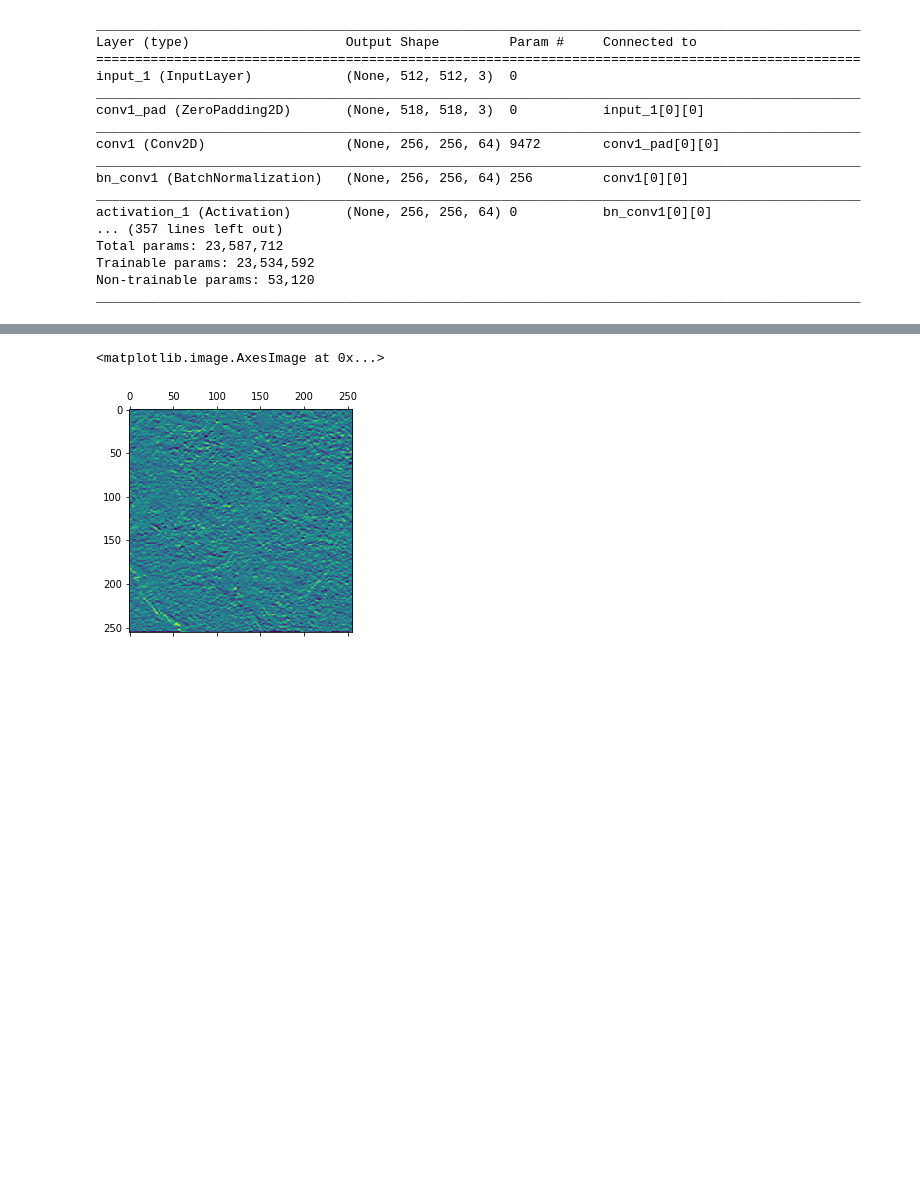
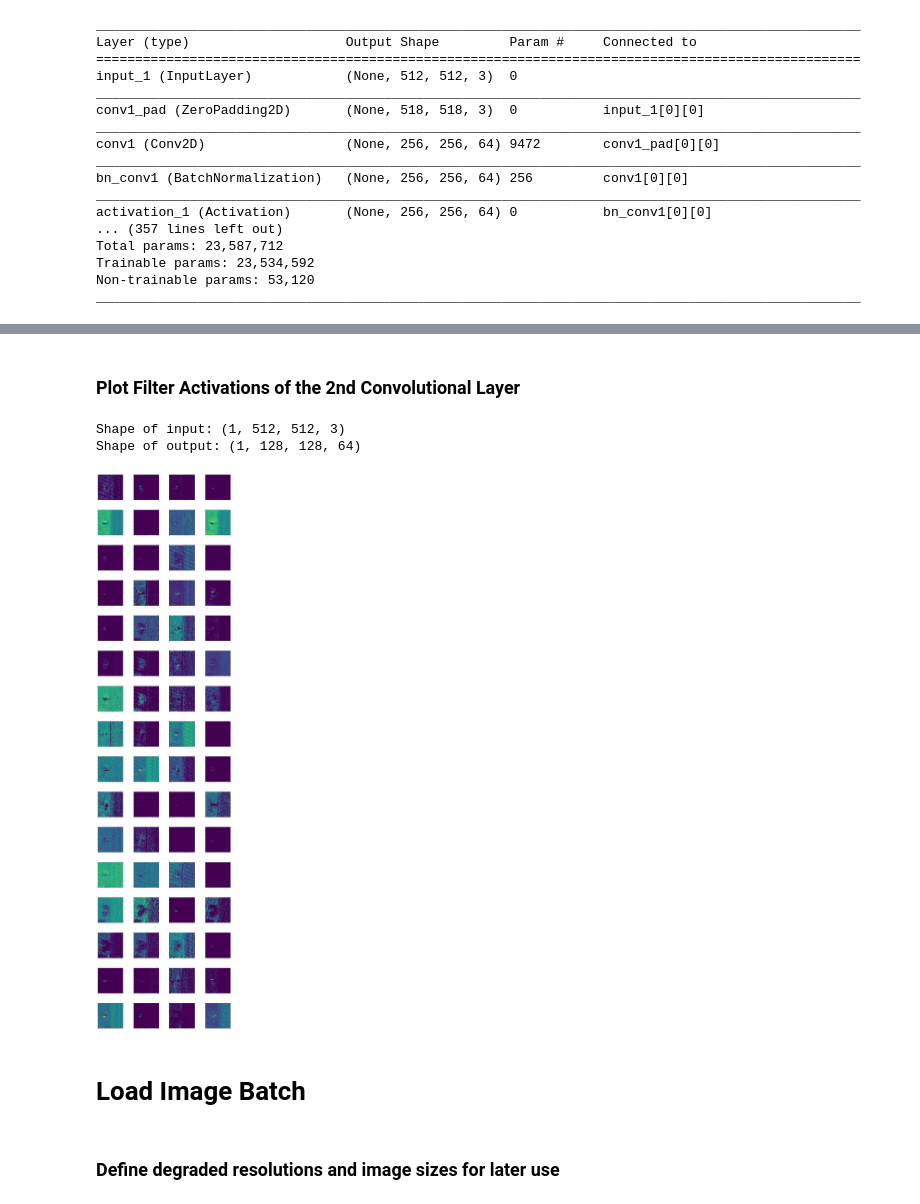
Before and after one commit to peterweber85/MasterThesis, a Jupyter notebook: Notebooks/ResNetActivations.ipynb, the cells around one changed output, grey strips where cells are left out. Drawn from its saved outputs; the diff is of its cells as text; code cells hidden in the pictures; blank space fills up the shorter version.

```diff
--- a/Notebooks/ResNetActivations.ipynb
+++ b/Notebooks/ResNetActivations.ipynb
@@ -80,6 +70,25 @@ Shape of input to network: (1, 512, 512, 3)
-# %%
-filter_no = 4
-plt.matshow(activation[0, :, :, filter_no], cmap='viridis')
-# %% [output]
-<matplotlib.image.AxesImage at 0x...>
-[figure, removed]
+# %% [markdown]
+### Plot Filter Activations of the 2nd Convolutional Layer
+# %%
+activation = dl.get_activations(test_image, base_model, 2)
+# %% [output]
+Shape of input: (1, 512, 512, 3)
+Shape of output: (1, 128, 128, 64)
+# %%
+num_filters = activation.shape[3]
+columns = 4
+
+fig = plt.figure(figsize=(15, 4*num_filters/columns))
+fig.subplots_adjust(hspace=0.4, wspace=0.4)
+for i in range(1, num_filters + 1):
+    ax = fig.add_subplot(int(num_filters/columns), columns, i)
+    ax.matshow(activation[0, :, :, i-1], cmap='viridis')
+
+    ax.axes.xaxis.set_ticklabels([])
+    ax.axes.yaxis.set_ticklabels([])
+# %% [output]
+[figure, added]
+# %% [markdown]
+# Load Image Batch
+# %% [markdown]
+### Define degraded resolutions and image sizes for later use
```
Also changed, not shown: parts of 20 cells of this notebook, 7 other files.
